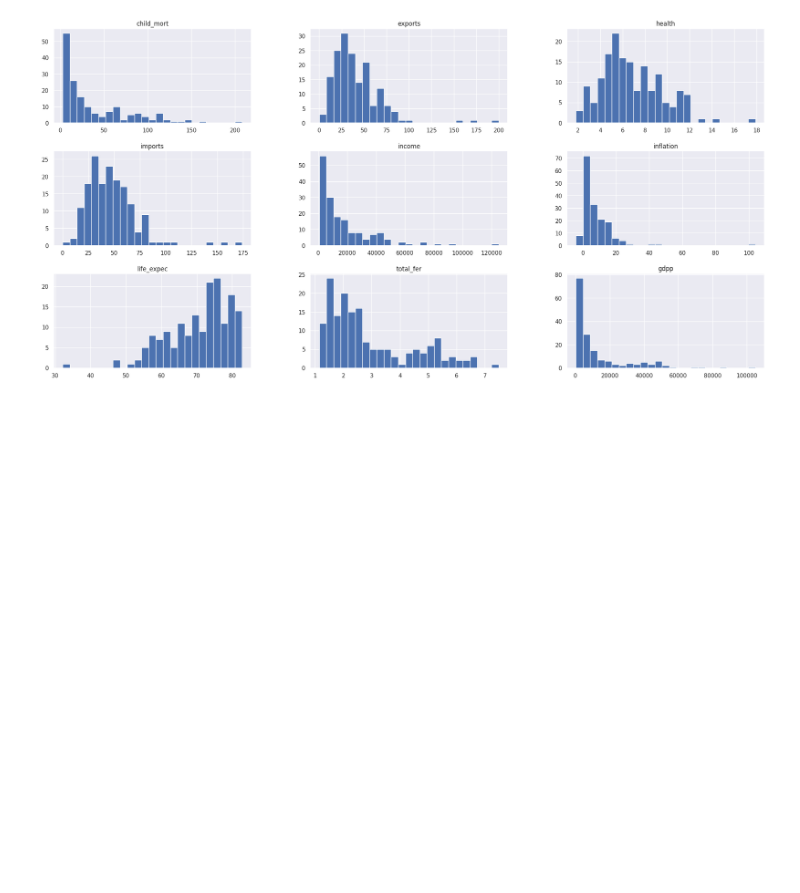
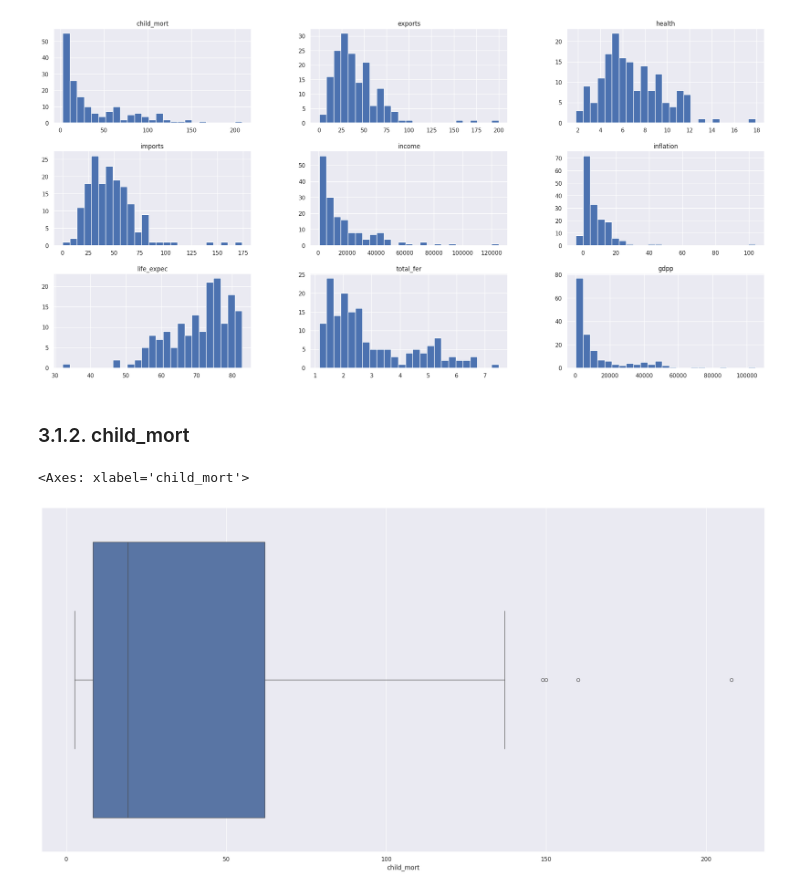
Before and after one commit to yvesmoura/eda-socio-economic-and-health-factors, a Jupyter notebook: eda-desafio_final.ipynb, the cells around one changed output. Saved outputs shown, nothing was run; the diff lists cells and outputs as text; code cells hidden in the pictures; blank space fills up the shorter version.

```diff
--- a/eda-desafio_final.ipynb
+++ b/eda-desafio_final.ipynb
@@ -46,11 +75,11 @@ jupyter_settings()
 # %% [markdown]
 ## 0.2. Loading data
 # %%
-df_raw = pd.read_csv('Country-data.csv', low_memory=False)
+data = pd.read_csv('Country-data.csv', low_memory=False)
 # %% [markdown]
 # 1.0 DATA DESCRIPTION
 # %%
-df1 = df_raw.copy()
+df1 = data.copy()
 # %%
 df1.head()
 # %% [output]
@@ -219,3 +208,10 @@ df3.head(30)
 num_attributes.hist(bins=25);
 # %% [output]
 [figure]
+# %% [markdown]
+### 3.1.2. child_mort
+# %%
+sns.boxplot(x=df3["child_mort"])
+# %% [output]
+<Axes: xlabel='child_mort'>
+[figure, added]
```
Also changed, not shown: parts of 35 cells of this notebook, 1 other file.
